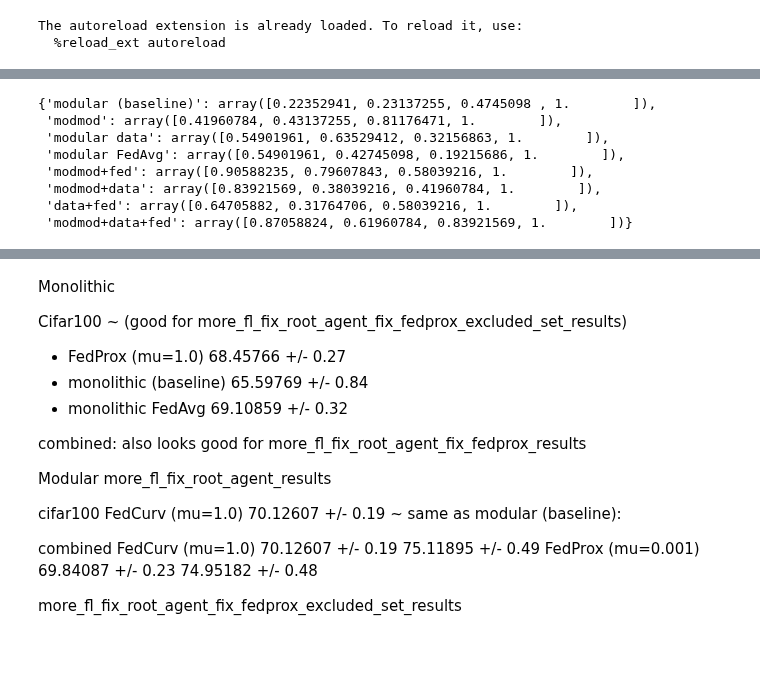
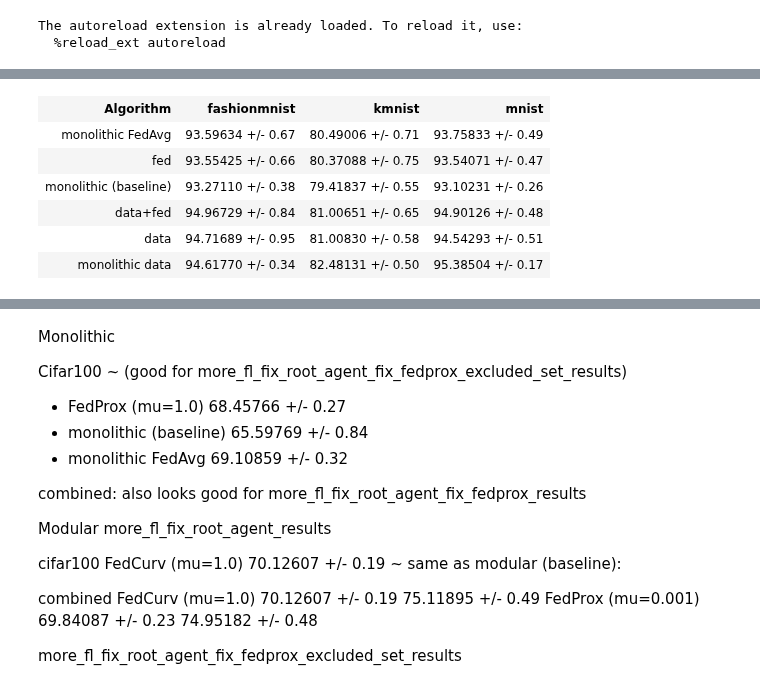
Before and after one commit to vlongle/learning-hive, a Jupyter notebook: plot_learning_curve.ipynb, the cells around one changed output, grey strips where cells are left out. Saved outputs shown, nothing was run; the diff lists cells and outputs as text; code cells hidden in the pictures; blank space fills up the shorter version.

```diff
--- a/plot_learning_curve.ipynb
+++ b/plot_learning_curve.ipynb
@@ -711,14 +734,3 @@ def filter_dataset_agg_dfs(algo_part, best_configs, dataset_agg_dfs):
 # df[df['name'] == 'jorge_setting_lowest_id_sync_True_rand_False_transfer_decoder_True_transfer_structure_True_no_sparse_basis_True']
 # %%
 # df[df['name'] == 'combine_modular']
-# %%
-colormap
-# %% [output]
-{'modular (baseline)': array([0.22352941, 0.23137255, 0.4745098 , 1.        ]),
- 'modmod': array([0.41960784, 0.43137255, 0.81176471, 1.        ]),
- 'modular data': array([0.54901961, 0.63529412, 0.32156863, 1.        ]),
- 'modular FedAvg': array([0.54901961, 0.42745098, 0.19215686, 1.        ]),
- 'modmod+fed': array([0.90588235, 0.79607843, 0.58039216, 1.        ]),
- 'modmod+data': array([0.83921569, 0.38039216, 0.41960784, 1.        ]),
- 'data+fed': array([0.64705882, 0.31764706, 0.58039216, 1.        ]),
- 'modmod+data+fed': array([0.87058824, 0.61960784, 0.83921569, 1.        ])}
@@ -724,0 +739,11 @@ colormap
+# %%
+table_df = format_df_for_table(dataset_seed_aucs)
+mean_df = make_table_v2(table_df, error_type='sem', remap_name=remap_name)
+# %% [output]
+| Algorithm | fashionmnist | kmnist | mnist |
+| monolithic FedAvg | 93.59634 +/- 0.67 | 80.49006 +/- 0.71 | 93.75833 +/- 0.49 |
+| fed | 93.55425 +/- 0.66 | 80.37088 +/- 0.75 | 93.54071 +/- 0.47 |
+| monolithic (baseline) | 93.27110 +/- 0.38 | 79.41837 +/- 0.55 | 93.10231 +/- 0.26 |
+| data+fed | 94.96729 +/- 0.84 | 81.00651 +/- 0.65 | 94.90126 +/- 0.48 |
+| data | 94.71689 +/- 0.95 | 81.00830 +/- 0.58 | 94.54293 +/- 0.51 |
+| monolithic data | 94.61770 +/- 0.34 | 82.48131 +/- 0.50 | 95.38504 +/- 0.17 |
```
Also changed, not shown: parts of 15 cells of this notebook, 5 other files.
